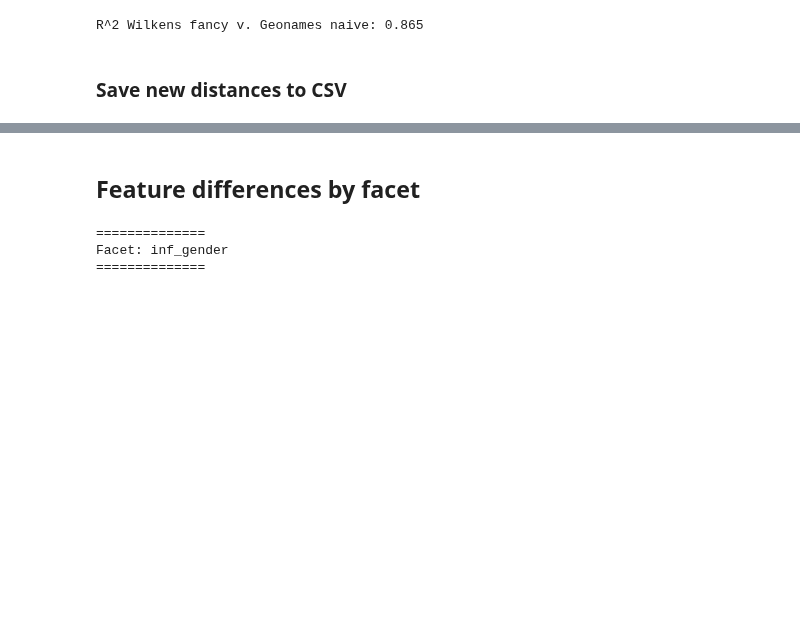
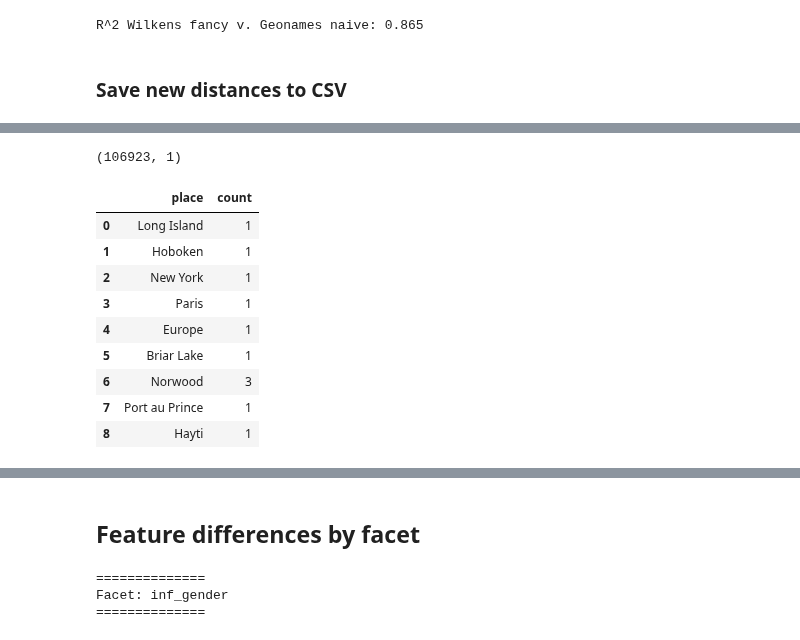
Before and after one commit to wilkens/mobility-books, a Jupyter notebook: notebooks/derived_data_MW.ipynb, the cells around one changed output, grey strips where cells are left out. Drawn from its saved outputs; the diff is of its cells as text; code cells hidden in the pictures; blank space fills up the shorter version.

```diff
--- a/notebooks/derived_data_MW.ipynb
+++ b/notebooks/derived_data_MW.ipynb
@@ -283,0 +386,17 @@ df['dist_miles'].to_csv(os.path.join(derived_dir, 'CONLIT_CharData_dist_miles.cs
+# %%
+result.shape
+# %% [output]
+(106923, 1)
+# %%
+seq_dfs[0]
+# %% [output]
+|  | place | count |
+| 0 | Long Island | 1 |
+| 1 | Hoboken | 1 |
+| 2 | New York | 1 |
+| 3 | Paris | 1 |
+| 4 | Europe | 1 |
+| 5 | Briar Lake | 1 |
+| 6 | Norwood | 3 |
+| 7 | Port au Prince | 1 |
+| 8 | Hayti | 1 |
```
Also changed, not shown: parts of 27 cells of this notebook, 8 other files.
